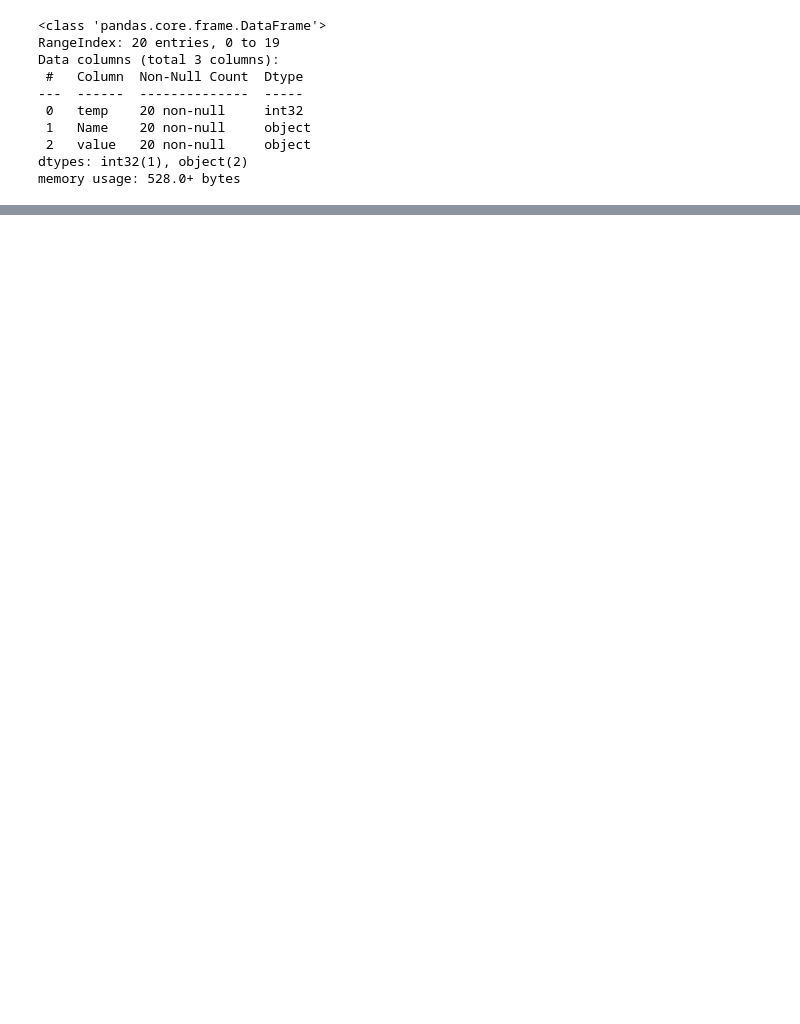
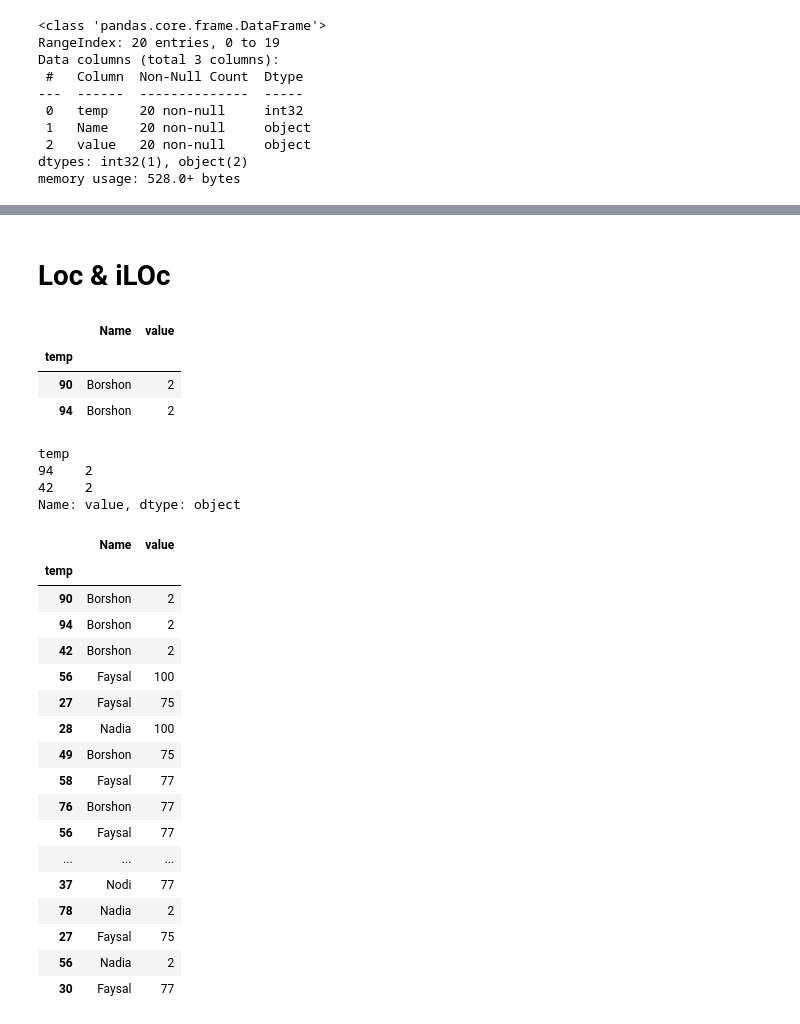
Before and after one commit to Faysal075/The-Complete-Machine-Learning-Course-with-Python-in-Bangla, a Jupyter notebook: Pandas.ipynb, the cells around one changed output, grey strips where cells are left out. Cells and saved outputs as stored; diff of their text form; code cells hidden in the pictures; blank space fills up the shorter version.

```diff
--- a/Pandas.ipynb
+++ b/Pandas.ipynb
@@ -360,0 +359,39 @@ df.drop(['value'], axis = 1)
+# %% [markdown]
+# Loc & iLOc
+# %%
+#0th & 1st index value of DF
+df.iloc[[0,1]]
+# %% [output]
+|  | Name | value |
+| temp |  |  |
+| 90 | Borshon | 2 |
+| 94 | Borshon | 2 |
+# %%
+#1st index to 3rd index and 1st column values
+df.iloc[1:3, 1]
+# %% [output]
+temp
+94    2
+42    2
+Name: value, dtype: object
+# %%
+df
+# %% [output]
+|  | Name | value |
+| temp |  |  |
+| 90 | Borshon | 2 |
+| 94 | Borshon | 2 |
+| 42 | Borshon | 2 |
+| 56 | Faysal | 100 |
+| 27 | Faysal | 75 |
+| 28 | Nadia | 100 |
+| 49 | Borshon | 75 |
+| 58 | Faysal | 77 |
+| 76 | Borshon | 77 |
+| 56 | Faysal | 77 |
+| ... | ... | ... |
+| 37 | Nodi | 77 |
+| 78 | Nadia | 2 |
+| 27 | Faysal | 75 |
+| 56 | Nadia | 2 |
+| 30 | Faysal | 77 |
```
Also changed, not shown: parts of 24 cells of this notebook.
